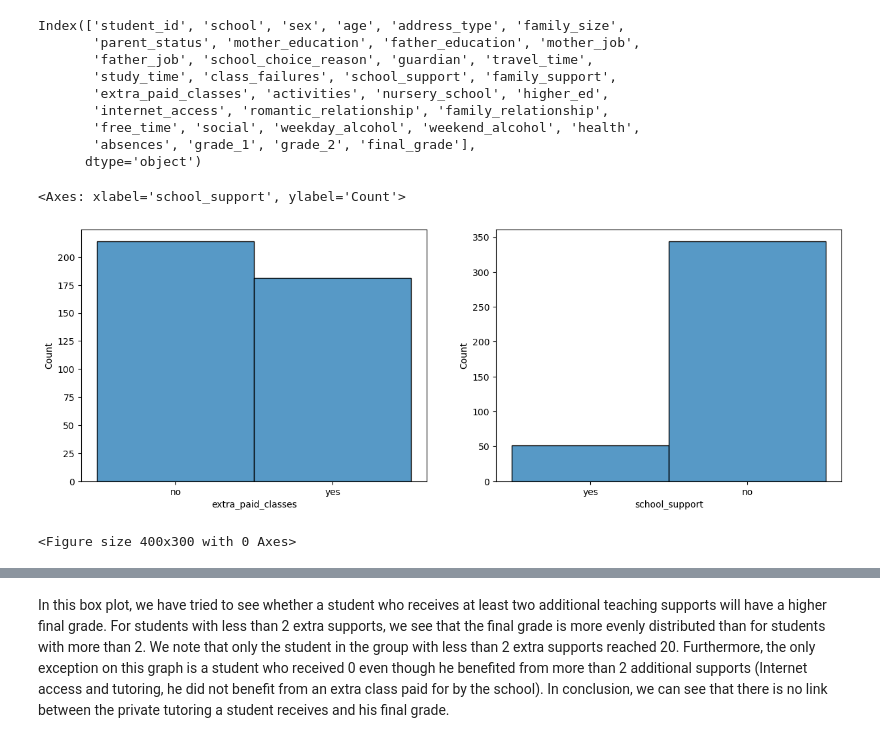
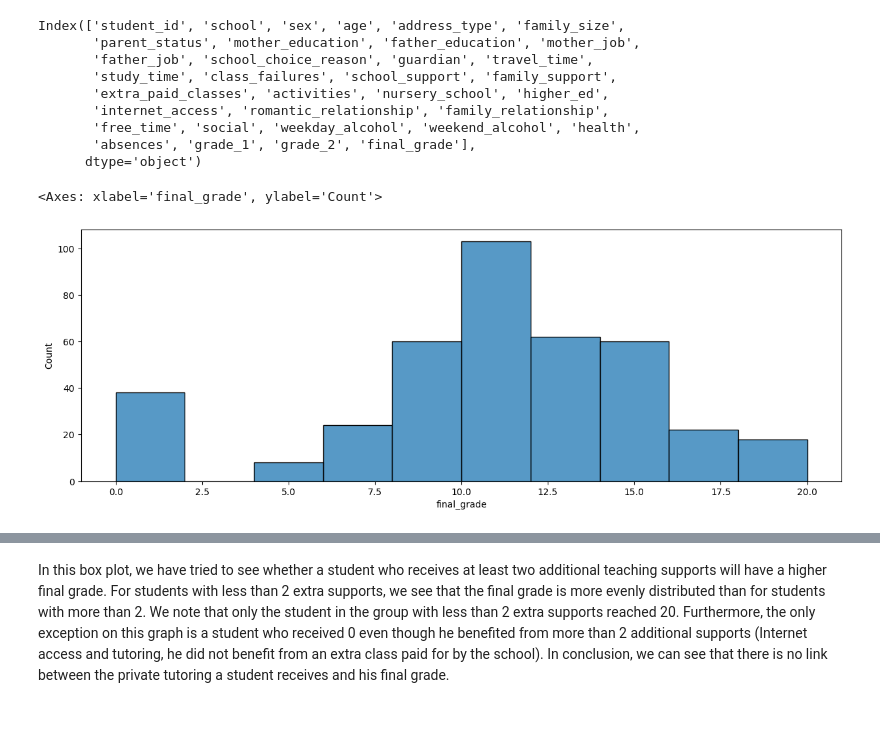
Before and after one commit to SarahDerhy/Project1, a Jupyter notebook: Untitled1.ipynb, the cells around one changed output, grey strips where cells are left out. Cells and saved outputs as stored; diff of their text form; code cells hidden in the pictures.

```diff
--- a/Untitled1.ipynb
+++ b/Untitled1.ipynb
@@ -96,12 +96,9 @@ Index(['student_id', 'school', 'sex', 'age', 'address_type', 'family_size',
        'free_time', 'social', 'weekday_alcohol', 'weekend_alcohol', 'health',
        'absences', 'grade_1', 'grade_2', 'final_grade'],
       dtype='object')
-# %%
-fig, axes = plt.subplots(figsize=(15, 5), ncols=2)
-sns.histplot(data=student_df, x='extra_paid_classes',ax = axes[0], bins=10)
-plt.figure(figsize=(4,3))
-sns.histplot(data=student_df, x='school_support',ax = axes[1],bins=10)   #on garde ?
-# %% [output]
-<Axes: xlabel='school_support', ylabel='Count'>
-[figure, removed]
-<Figure size 400x300 with 0 Axes>
+# %%
+fig, axes = plt.subplots(figsize=(15, 5))
+sns.histplot(data=student_df, x='final_grade', bins=10)
+# %% [output]
+<Axes: xlabel='final_grade', ylabel='Count'>
+[figure, added]
```
Also changed, not shown: parts of 43 cells of this notebook.
